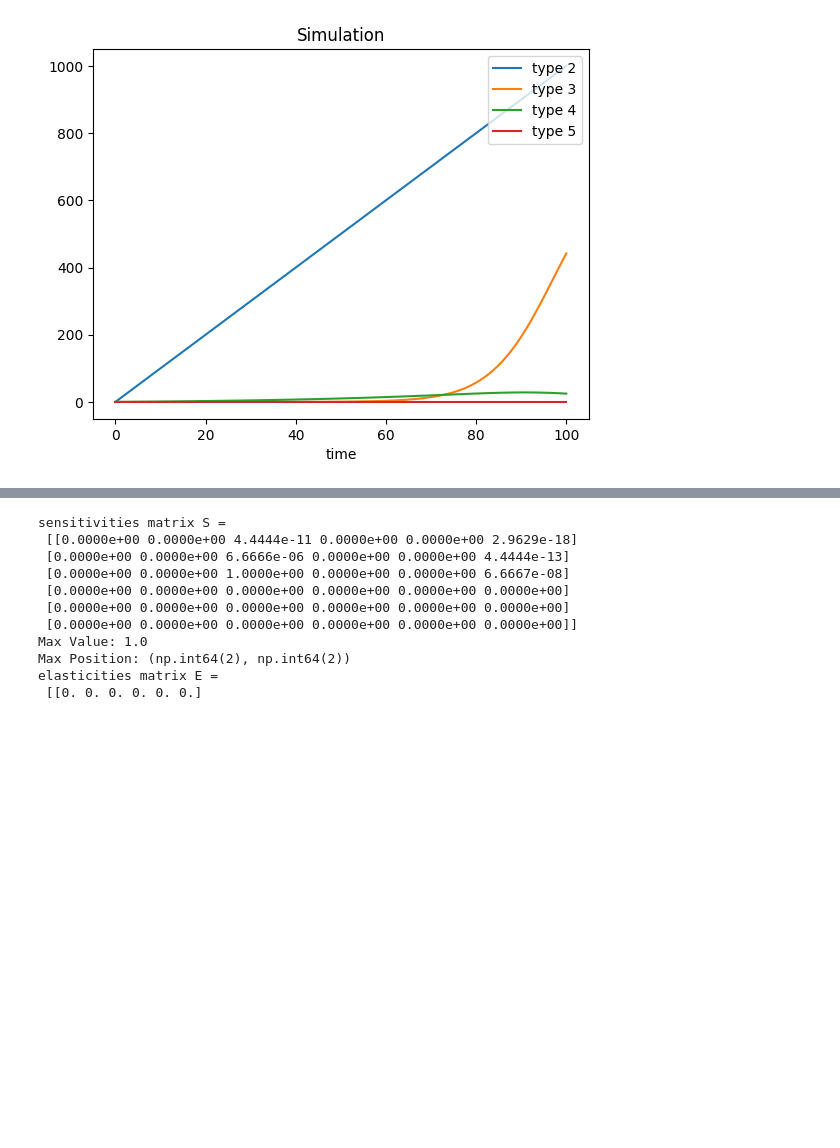
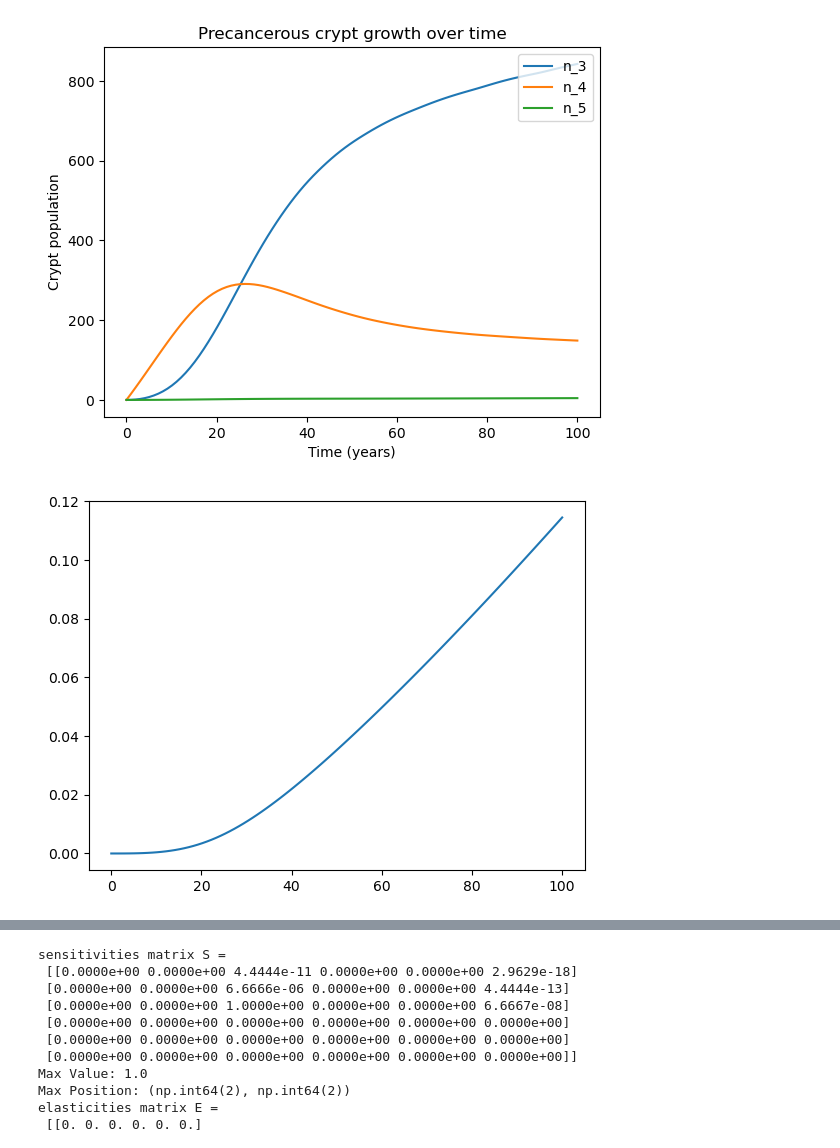
Before and after one commit to ivanygao/UW_AMATH422-522_AspirinColorectalCancer, a Jupyter notebook: sensitivity.ipynb, the cells around one changed output, grey strips where cells are left out. Cells and saved outputs as stored; diff of their text form; code cells hidden in the pictures; blank space fills up the shorter version.

```diff
--- a/sensitivity.ipynb
+++ b/sensitivity.ipynb
@@ -20,35 +20,44 @@ def ode_system(t, y, R12, R14, R23, R25, R36, R45, R56, KA, KR, gamma3, gamma4,
     CC_A = 1 - sum_n345 / KA
     CC_R = 1 - sum_n345 / KR
     dn1dt = - (R12 + R14)*n1
-    dn2dt = R23*n1 - (R23 + R25)*n2
+    dn2dt = R12*n1 - (R23 + R25)*n2
     dn3dt = R23*n2 - R36*n3 + gamma3*n3*CC_A - delta*n3
     dn4dt = R14*n1 - R45*n4 + gamma4*n4*CC_R - delta*n4
-    dn5dt = R25*n2 - R45*n4 - R56*n5 + gamma5*n5*CC_R - delta*n5
+    dn5dt = R25*n2 + R45*n4 - R56*n5 + gamma5*n5*CC_R - delta*n5
     dPdt = (R56*n5 + R36*n3)*(1-P)
     return [dn1dt, dn2dt, dn3dt, dn4dt, dn5dt, dPdt]
 # %%
 N_crypts = 1e+7
-u = 10e-7
-mu = 10e-9
+r_1 = 150
+u = 10e-7*r_1
+mu = 10e-9*r_1
 gamma3 = 0.2
 gamma4 = 0.077
 gamma5 = 0.077
 delta = 0.05
 KA = 1000
 KR = 600
 sol = solve_ivp(ode_system, [tspan[0], tspan[-1]], y0=[N_crypts, 0, 0, 0, 0, 0], t_eval=tspan, method="RK45",
     args=(2*u, mu, u, mu, mu, 2*u, u, KA, KR, gamma3, gamma4, gamma5, delta))
 
 # plt.plot(sol.t, sol.y[0,:], label='1') # this is too big to plot
-plt.plot(sol.t, sol.y[1,:], label="type 2") # linear growth
-plt.plot(sol.t, sol.y[2,:], label="type 3")
-plt.plot(sol.t, sol.y[3,:], label="type 4")
-plt.plot(sol.t, sol.y[4,:], label="type 5")
-# plt.plot(sol.t, sol.y[5,:], label='incidence probablity')
-plt.xlabel('time')
+# plt.plot(sol.t, sol.y[1,:], label="type 2") # linear growth
+plt.plot(sol.t, sol.y[2,:], label="n_3")
+plt.plot(sol.t, sol.y[3,:], label="n_4")
+plt.plot(sol.t, sol.y[4,:], label="n_5")
+
+plt.xlabel('Time (years)')
+plt.ylabel('Crypt population')
 plt.legend(loc='upper right')
-plt.title("Simulation")
-plt.savefig('figures/Simulation.png')
+plt.title("Precancerous crypt growth over time")
+plt.savefig('Simulation.png')
 plt.show()
+
+plt.plot(sol.t, sol.y[5,:], label='incidence probablity')
+plt.show()
+
+plt.plot(sol.t, sol.y[4,:], label="n_5")
+plt.show()
 # %% [output]
-[figure, old version]
+[figure, new version]
+[figure, added]
```
Also changed, not shown: parts of 1 cell of this notebook.
